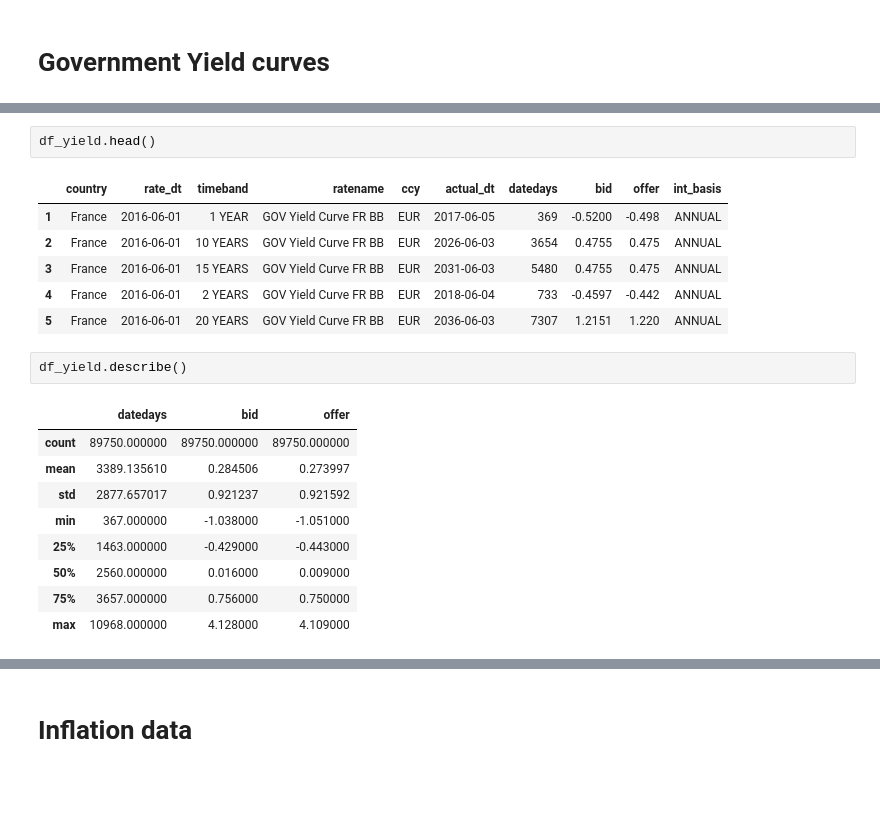
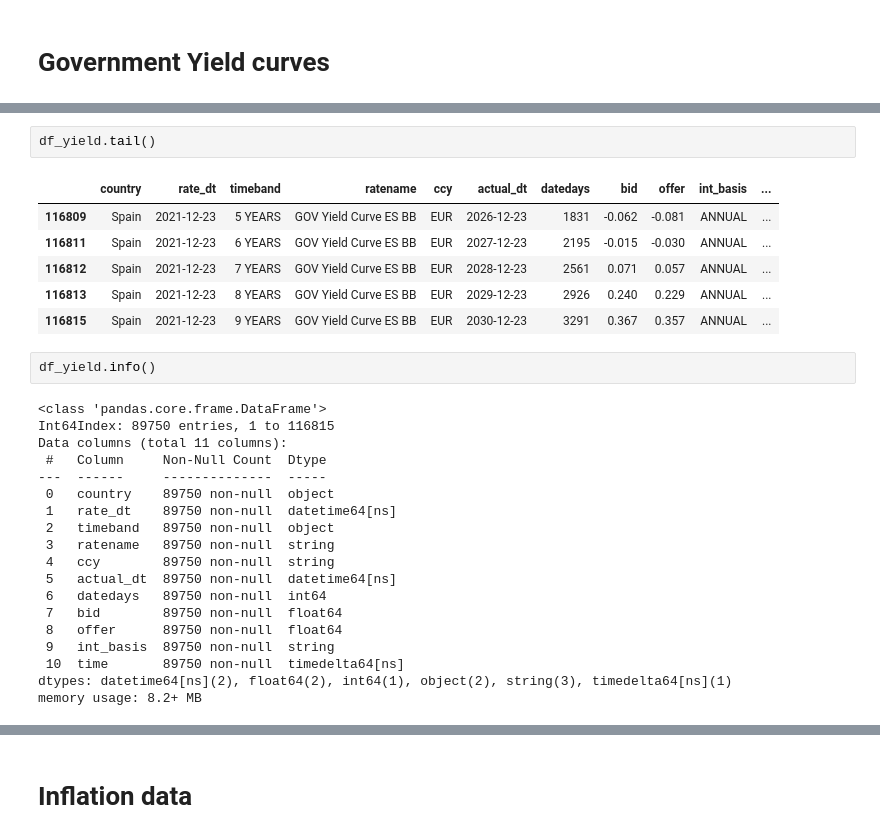
Before and after one commit to Merijn68/BondTrading, a Jupyter notebook: notebooks/02_data_preperation.ipynb, the cells around one changed output, grey strips where cells are left out. Drawn from its saved outputs; the diff is of its cells as text; blank space fills up the shorter version.

```diff
--- a/notebooks/02_data_preperation.ipynb
+++ b/notebooks/02_data_preperation.ipynb
@@ -158,24 +158,33 @@ df_yield = make_dataset.impute_yield(df_yield)
 # %%
-df_yield.head()
+df_yield.tail()
 # %% [output]
-|  | country | rate_dt | timeband | ratename | ccy | actual_dt | datedays | bid | offer | int_basis |
-| 1 | France | 2016-06-01 | 1 YEAR | GOV Yield Curve FR BB | EUR | 2017-06-05 | 369 | -0.5200 | -0.498 | ANNUAL |
-| 2 | France | 2016-06-01 | 10 YEARS | GOV Yield Curve FR BB | EUR | 2026-06-03 | 3654 | 0.4755 | 0.475 | ANNUAL |
-| 3 | France | 2016-06-01 | 15 YEARS | GOV Yield Curve FR BB | EUR | 2031-06-03 | 5480 | 0.4755 | 0.475 | ANNUAL |
-| 4 | France | 2016-06-01 | 2 YEARS | GOV Yield Curve FR BB | EUR | 2018-06-04 | 733 | -0.4597 | -0.442 | ANNUAL |
-| 5 | France | 2016-06-01 | 20 YEARS | GOV Yield Curve FR BB | EUR | 2036-06-03 | 7307 | 1.2151 | 1.220 | ANNUAL |
+|  | country | rate_dt | timeband | ratename | ccy | actual_dt | datedays | bid | offer | int_basis | ... |
+| 116809 | Spain | 2021-12-23 | 5 YEARS | GOV Yield Curve ES BB | EUR | 2026-12-23 | 1831 | -0.062 | -0.081 | ANNUAL | ... |
+| 116811 | Spain | 2021-12-23 | 6 YEARS | GOV Yield Curve ES BB | EUR | 2027-12-23 | 2195 | -0.015 | -0.030 | ANNUAL | ... |
+| 116812 | Spain | 2021-12-23 | 7 YEARS | GOV Yield Curve ES BB | EUR | 2028-12-23 | 2561 | 0.071 | 0.057 | ANNUAL | ... |
+| 116813 | Spain | 2021-12-23 | 8 YEARS | GOV Yield Curve ES BB | EUR | 2029-12-23 | 2926 | 0.240 | 0.229 | ANNUAL | ... |
+| 116815 | Spain | 2021-12-23 | 9 YEARS | GOV Yield Curve ES BB | EUR | 2030-12-23 | 3291 | 0.367 | 0.357 | ANNUAL | ... |
 # %%
-df_yield.describe()
+df_yield.info()
 # %% [output]
-|  | datedays | bid | offer |
-| count | 89750.000000 | 89750.000000 | 89750.000000 |
-| mean | 3389.135610 | 0.284506 | 0.273997 |
-| std | 2877.657017 | 0.921237 | 0.921592 |
-| min | 367.000000 | -1.038000 | -1.051000 |
-| 25% | 1463.000000 | -0.429000 | -0.443000 |
-| 50% | 2560.000000 | 0.016000 | 0.009000 |
-| 75% | 3657.000000 | 0.756000 | 0.750000 |
-| max | 10968.000000 | 4.128000 | 4.109000 |
+<class 'pandas.core.frame.DataFrame'>
+Int64Index: 89750 entries, 1 to 116815
+Data columns (total 11 columns):
+ #   Column     Non-Null Count  Dtype
+---  ------     --------------  -----
+ 0   country    89750 non-null  object
+ 1   rate_dt    89750 non-null  datetime64[ns]
+ 2   timeband   89750 non-null  object
+ 3   ratename   89750 non-null  string
+ 4   ccy        89750 non-null  string
+ 5   actual_dt  89750 non-null  datetime64[ns]
+ 6   datedays   89750 non-null  int64
+ 7   bid        89750 non-null  float64
+ 8   offer      89750 non-null  float64
+ 9   int_basis  89750 non-null  string
+ 10  time       89750 non-null  timedelta64[ns]
+dtypes: datetime64[ns](2), float64(2), int64(1), object(2), string(3), timedelta64[ns](1)
+memory usage: 8.2+ MB
 # %%
 make_dataset.save_pkl('yield', df_yield)
 # %% [output]
```
Also changed, not shown: parts of 24 cells of this notebook, 2 other files.
